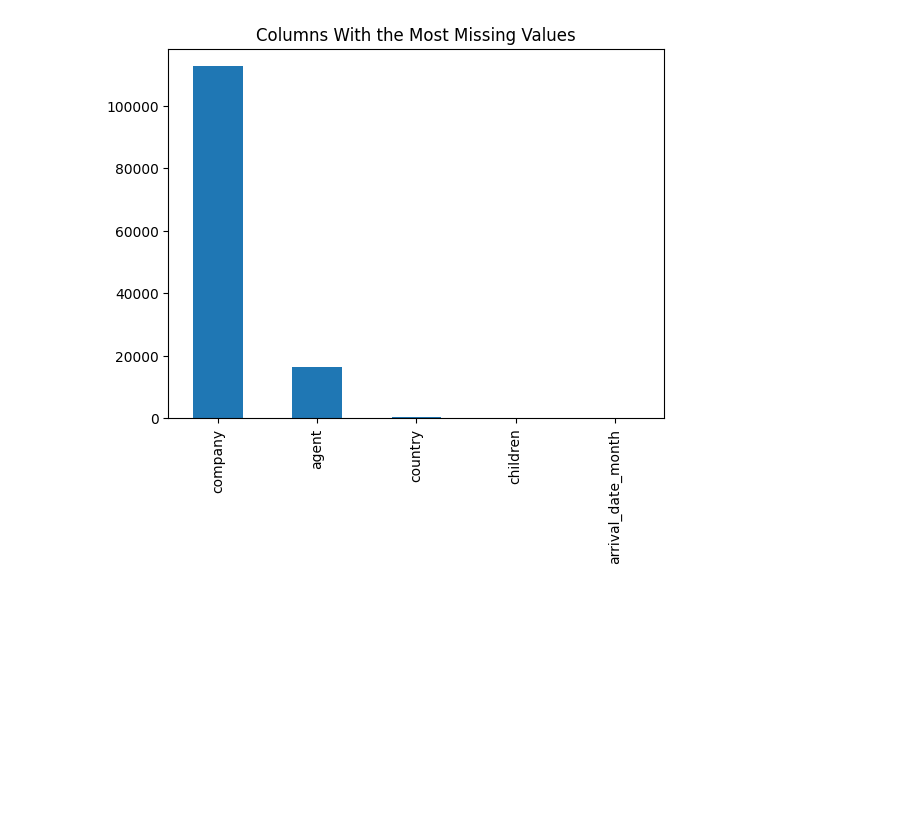
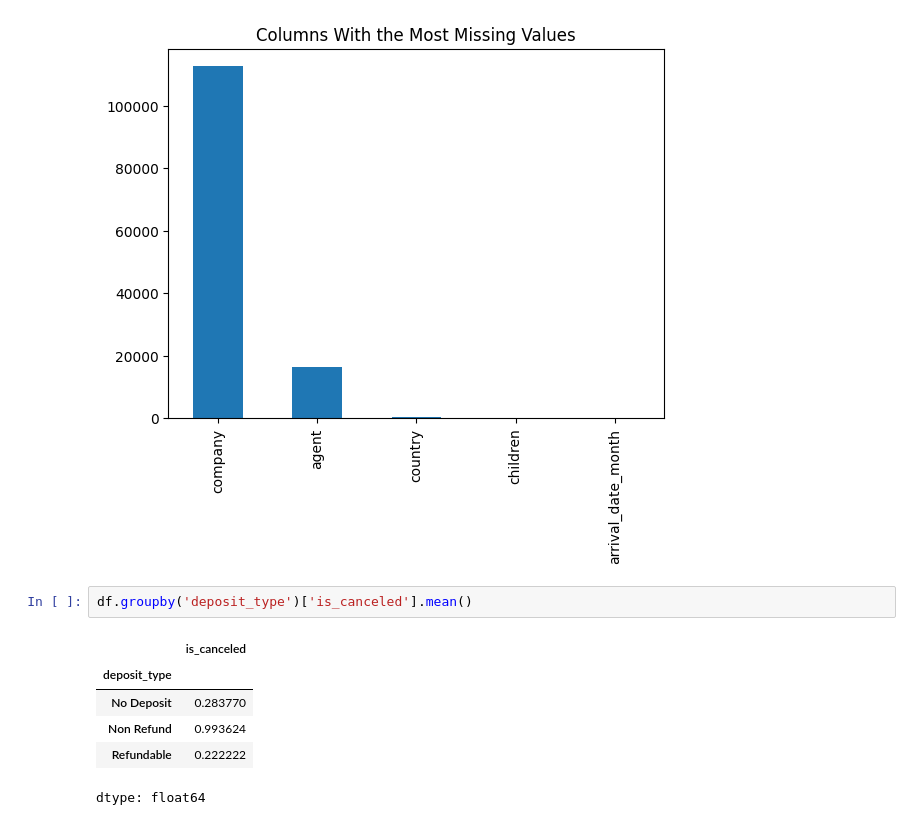
Before and after one commit to lnc2131/BA305-A1---hotel-bookings, a Jupyter notebook: 01_data_exploration.ipynb, the cells around one changed output. Saved outputs shown, nothing was run; the diff lists cells and outputs as text; blank space fills up the shorter version.

```diff
--- a/01_data_exploration.ipynb
+++ b/01_data_exploration.ipynb
@@ -33,3 +33,12 @@ plt.title('Columns With the Most Missing Values')
 plt.show()
 # %% [output]
 [figure]
+# %%
+df.groupby('deposit_type')['is_canceled'].mean()
+# %% [output]
+|  | is_canceled |
+| deposit_type |  |
+| No Deposit | 0.283770 |
+| Non Refund | 0.993624 |
+| Refundable | 0.222222 |
+dtype: float64
```
Also changed, not shown: parts of 2 cells of this notebook.
